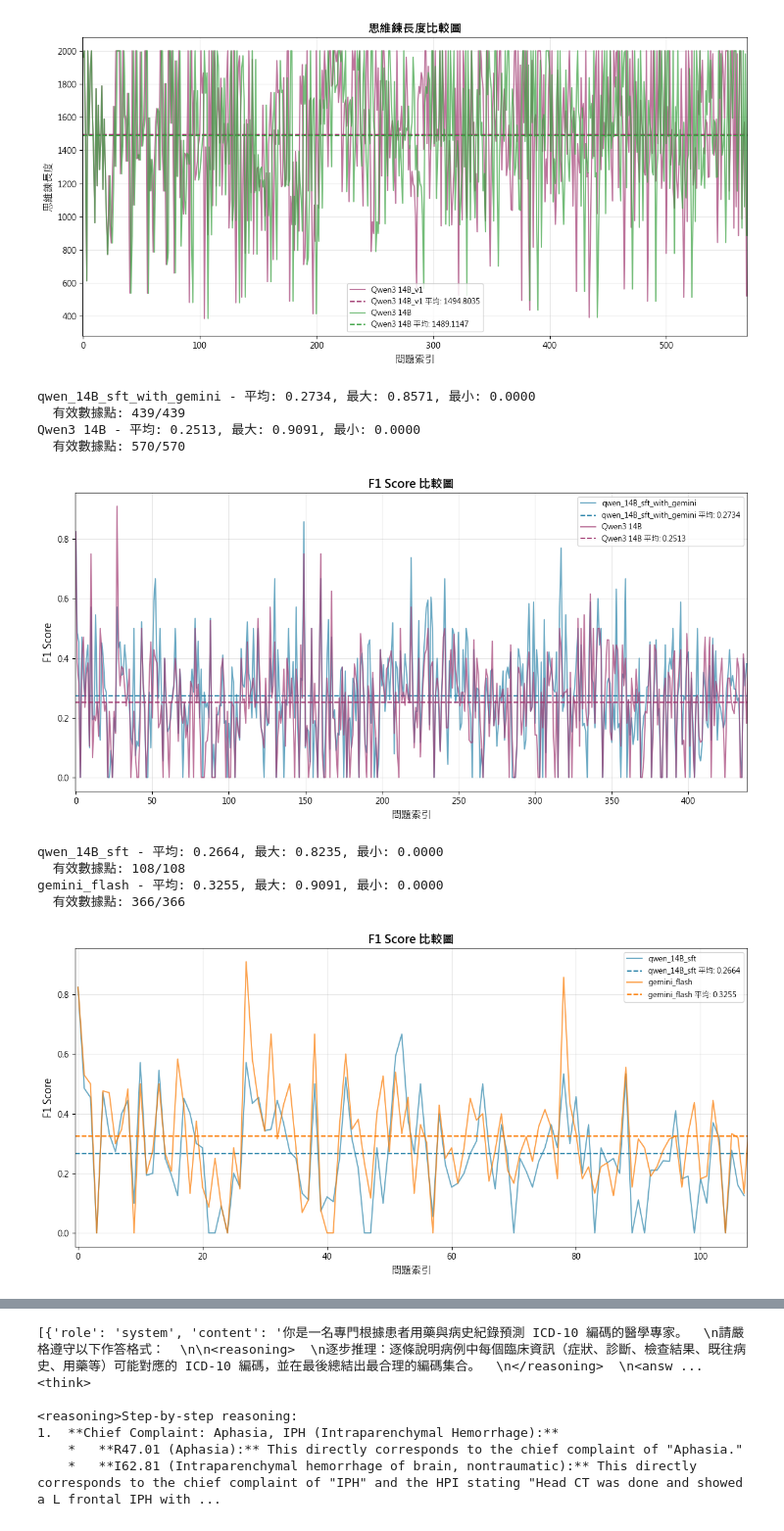
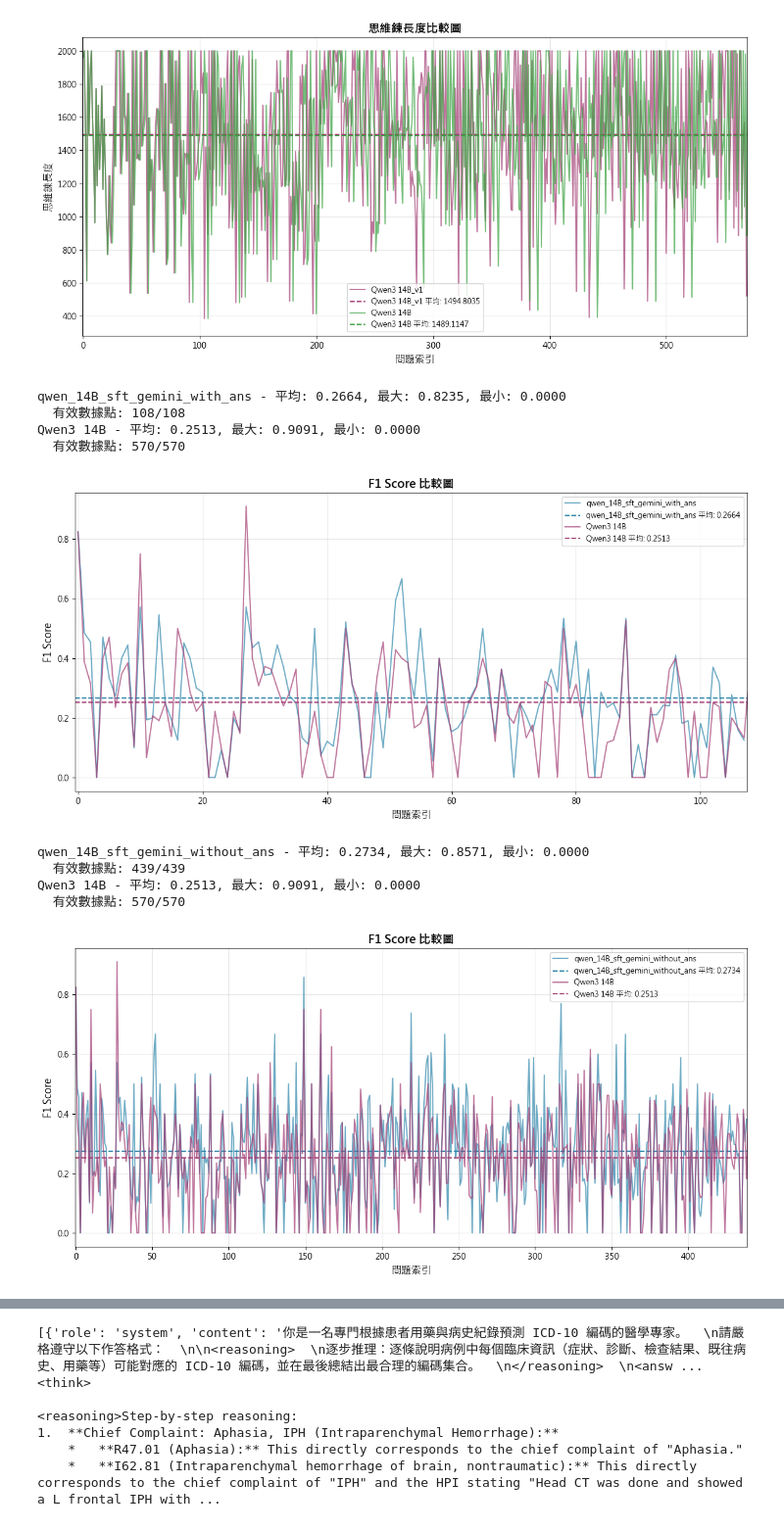
Before and after one commit to giraffeiscute/icd10-LLM-finetuning, a Jupyter notebook: baseline_summary.ipynb, the cells around one changed output, grey strips where cells are left out. Shown at 98% size. Saved outputs shown, nothing was run; the diff lists cells and outputs as text; code cells hidden in the pictures.

```diff
--- a/baseline_summary.ipynb
+++ b/baseline_summary.ipynb
@@ -475,9 +475,9 @@ if __name__ == "__main__":
     plot_multiple_lines_from_csv(
         csv_configs=[
             {
-                'csv_file': 'test_Qwen3-14B-sft_v1_1.csv',
-                'col_index': 2,
-                'label': 'qwen_14B_sft_with_gemini',
+                'csv_file': 'test_Qwen3-14B-sft_v1.csv',
+                'col_index': 0,
+                'label': 'qwen_14B_sft_gemini_with_ans',
                 'header': 0,
                 'color': '#2E86AB'
             },
@@ -495,39 +495,39 @@ if __name__ == "__main__":
         filter=True
     )
 # %% [output]
-qwen_14B_sft_with_gemini - 平均: 0.2734, 最大: 0.8571, 最小: 0.0000
-  有效數據點: 439/439
+qwen_14B_sft_gemini_with_ans - 平均: 0.2664, 最大: 0.8235, 最小: 0.0000
+  有效數據點: 108/108
 Qwen3 14B - 平均: 0.2513, 最大: 0.9091, 最小: 0.0000
   有效數據點: 570/570
-[figure, old version]
+[figure, new version]
 # %%
 if __name__ == "__main__":
     # 比較兩個模型的 F1 Score
     plot_multiple_lines_from_csv(
         csv_configs=[
             {
-                'csv_file': 'test_Qwen3-14B-sft_v1.csv',
-                'col_index': 0,
-                'label': 'qwen_14B_sft',
+                'csv_file': 'test_Qwen3-14B-sft_v1_1.csv',
+                'col_index': 2,
+                'label': 'qwen_14B_sft_gemini_without_ans',
                 'header': 0,
                 'color': '#2E86AB'
             },
             {
-                'csv_file': 'gemini_flash_results_v0.csv',
+                'csv_file': 'qwen_baseline_14B_v2.csv',
                 'col_index': 0,
-                'label': 'gemini_flash',
+                'label': 'Qwen3 14B',
                 'header': 0,
-                'color':  "#FC7A00"
+                'color': '#A23B72'
             }
         ],
         xlabel='問題索引',
         ylabel='F1 Score',
         title='F1 Score 比較圖',
         filter=True
     )
 # %% [output]
-qwen_14B_sft - 平均: 0.2664, 最大: 0.8235, 最小: 0.0000
-  有效數據點: 108/108
-gemini_flash - 平均: 0.3255, 最大: 0.9091, 最小: 0.0000
-  有效數據點: 366/366
+qwen_14B_sft_gemini_without_ans - 平均: 0.2734, 最大: 0.8571, 最小: 0.0000
+  有效數據點: 439/439
+Qwen3 14B - 平均: 0.2513, 最大: 0.9091, 最小: 0.0000
+  有效數據點: 570/570
-[figure, old version]
+[figure, new version]
```
Also changed, not shown: parts of 2 cells of this notebook, 1 other file.
